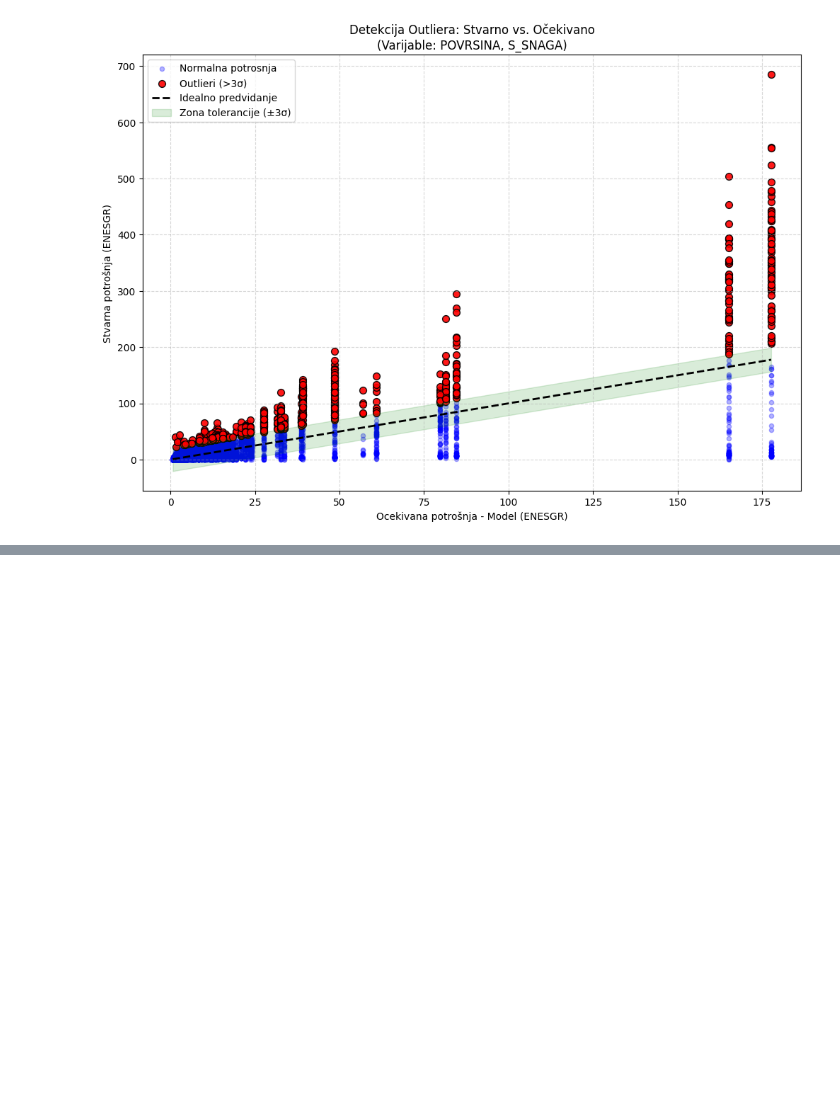
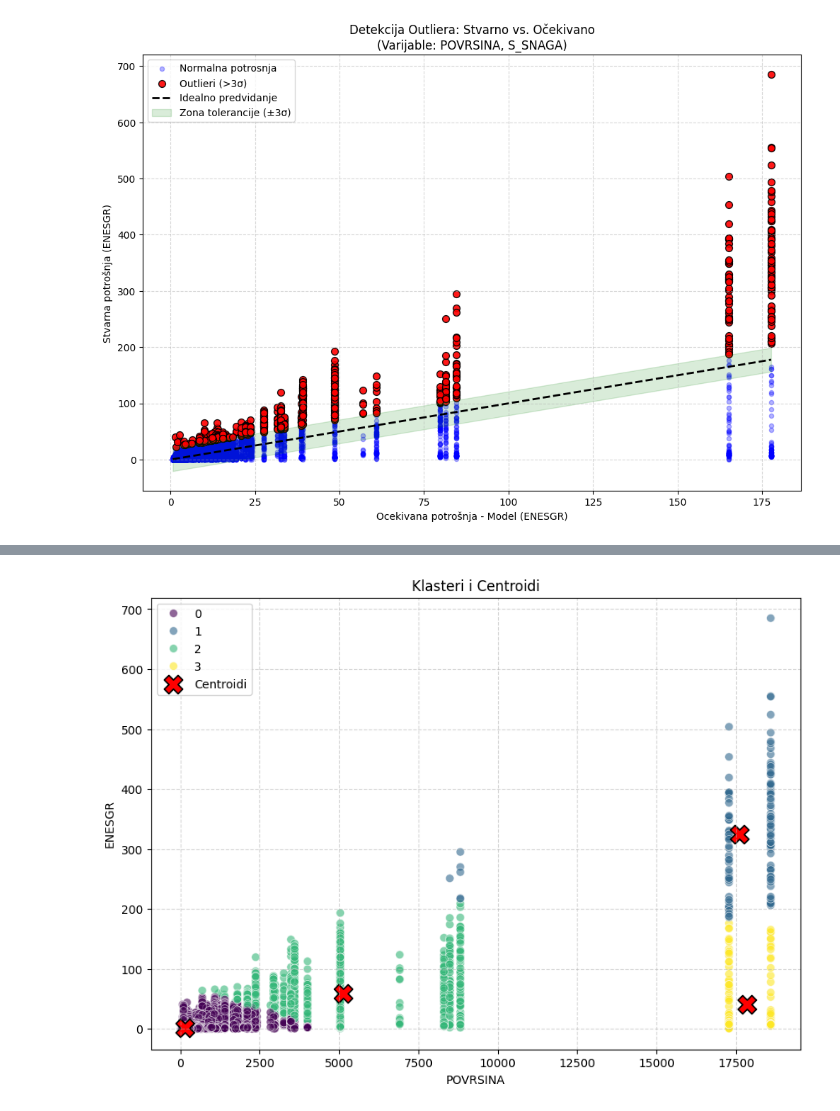
Before and after one commit to IvanDzanija/AnomalyDetection, a Jupyter notebook: notebooks/1EG.ipynb, the cells around one changed output, grey strips where cells are left out. Cells and saved outputs as stored; diff of their text form; code cells hidden in the pictures; blank space fills up the shorter version.

```diff
--- a/notebooks/1EG.ipynb
+++ b/notebooks/1EG.ipynb
@@ -213,14 +220,14 @@ def plot_clustering_2d(data, features):
         print("Klasteri nisu pronađeni u DataFrame-u. Molimo pokrenite perform_clustering prvo.")
 
     # Izracun centroida
-    centroids = df.groupby('cluster')[_features].mean().reset_index()
+    centroids = df.groupby('cluster')[features].mean().reset_index()
 
     plt.figure(figsize=(10, 7))
 
     sns.scatterplot(
         data=df,
-        x='POVRSINA',
-        y='S_SNAGA',
+        x=features[0],
+        y=features[1],
         hue='cluster',
         palette='viridis',
         s=50,
@@ -232,8 +239,8 @@ def plot_clustering_2d(data, features):
     # Crtanje centroida
     sns.scatterplot(
         data=centroids,
-        x='POVRSINA',
-        y='S_SNAGA',
+        x=features[0],
+        y=features[1],
         marker='X',
         s=250,
         color='red',
@@ -242,8 +249,8 @@ def plot_clustering_2d(data, features):
     )
 
     plt.title('Klasteri i Centroidi')
-    plt.xlabel(_features[0])
-    plt.ylabel(_features[1])
+    plt.xlabel(features[0])
+    plt.ylabel(features[1])
     plt.grid(True, linestyle='--', alpha=0.5)
     plt.legend()
     plt.show()
@@ -316,0 +385,3 @@ Pronadeno 629 ekstrema od 193656 zapisa (Sigma=7.06).
+# %%
+df['cluster'] = perform_clustering(df, _features, 4)
+print(f"Klasteri:\n{df['cluster'].value_counts()}")
@@ -316,0 +396,4 @@ Pronadeno 629 ekstrema od 193656 zapisa (Sigma=7.06).
+# %%
+plot_clustering_2d(df, _features)
+# %% [output]
+[figure, added]
```
Also changed, not shown: parts of 24 cells of this notebook.
